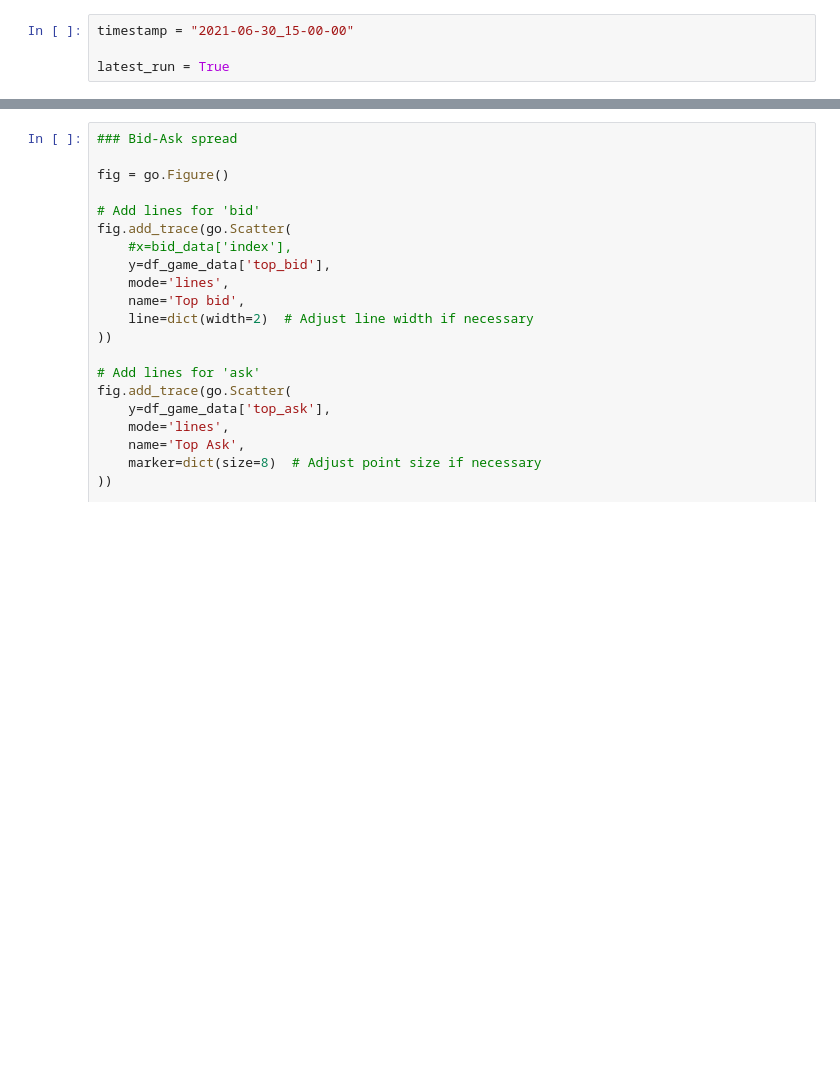
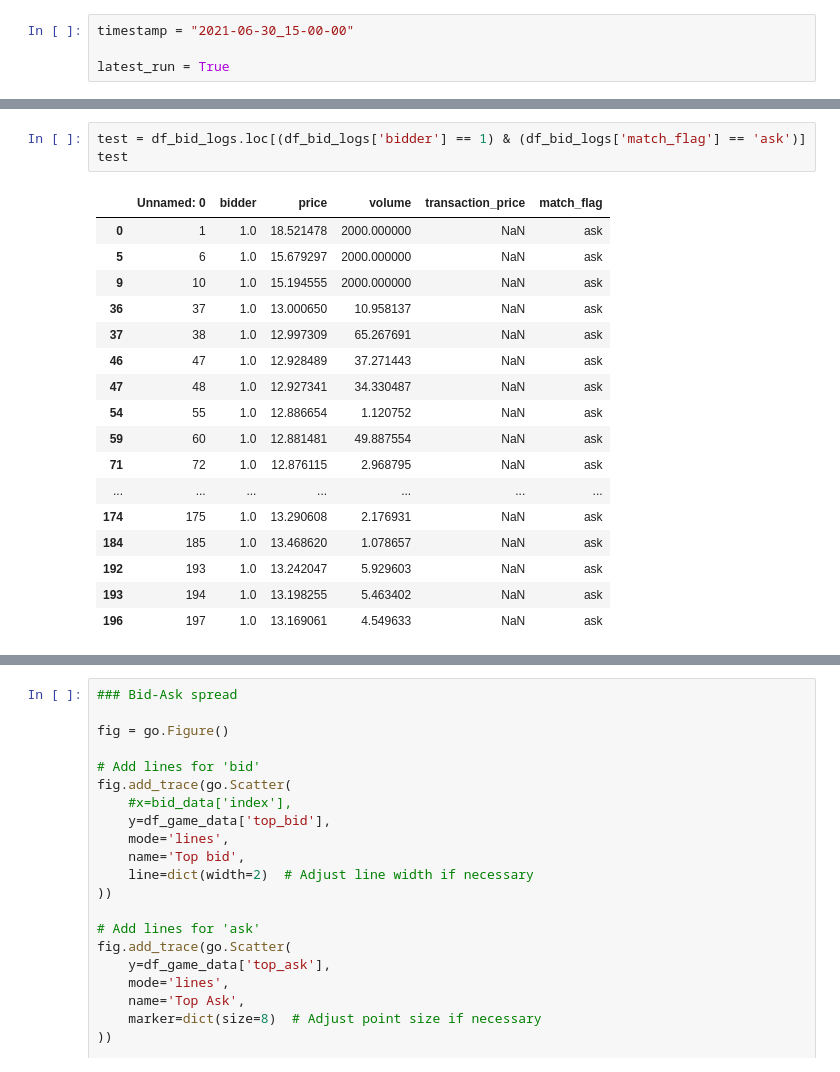
Before and after one commit to KenFelder/Spot-Market-Bidding, a Jupyter notebook: Sketchbook.ipynb, the cells around one changed output, grey strips where cells are left out. Drawn from its saved outputs; the diff is of its cells as text; blank space fills up the shorter version.

```diff
--- a/Sketchbook.ipynb
+++ b/Sketchbook.ipynb
@@ -118,0 +123,21 @@ df_game_data
+# %%
+test = df_bid_logs.loc[(df_bid_logs['bidder'] == 1) & (df_bid_logs['match_flag'] == 'ask')]
+test
+# %% [output]
+|  | Unnamed: 0 | bidder | price | volume | transaction_price | match_flag |
+| 0 | 1 | 1.0 | 18.521478 | 2000.000000 | NaN | ask |
+| 5 | 6 | 1.0 | 15.679297 | 2000.000000 | NaN | ask |
+| 9 | 10 | 1.0 | 15.194555 | 2000.000000 | NaN | ask |
+| 36 | 37 | 1.0 | 13.000650 | 10.958137 | NaN | ask |
+| 37 | 38 | 1.0 | 12.997309 | 65.267691 | NaN | ask |
+| 46 | 47 | 1.0 | 12.928489 | 37.271443 | NaN | ask |
+| 47 | 48 | 1.0 | 12.927341 | 34.330487 | NaN | ask |
+| 54 | 55 | 1.0 | 12.886654 | 1.120752 | NaN | ask |
+| 59 | 60 | 1.0 | 12.881481 | 49.887554 | NaN | ask |
+| 71 | 72 | 1.0 | 12.876115 | 2.968795 | NaN | ask |
+| ... | ... | ... | ... | ... | ... | ... |
+| 174 | 175 | 1.0 | 13.290608 | 2.176931 | NaN | ask |
+| 184 | 185 | 1.0 | 13.468620 | 1.078657 | NaN | ask |
+| 192 | 193 | 1.0 | 13.242047 | 5.929603 | NaN | ask |
+| 193 | 194 | 1.0 | 13.198255 | 5.463402 | NaN | ask |
+| 196 | 197 | 1.0 | 13.169061 | 4.549633 | NaN | ask |
```
Also changed, not shown: parts of 19 cells of this notebook.
